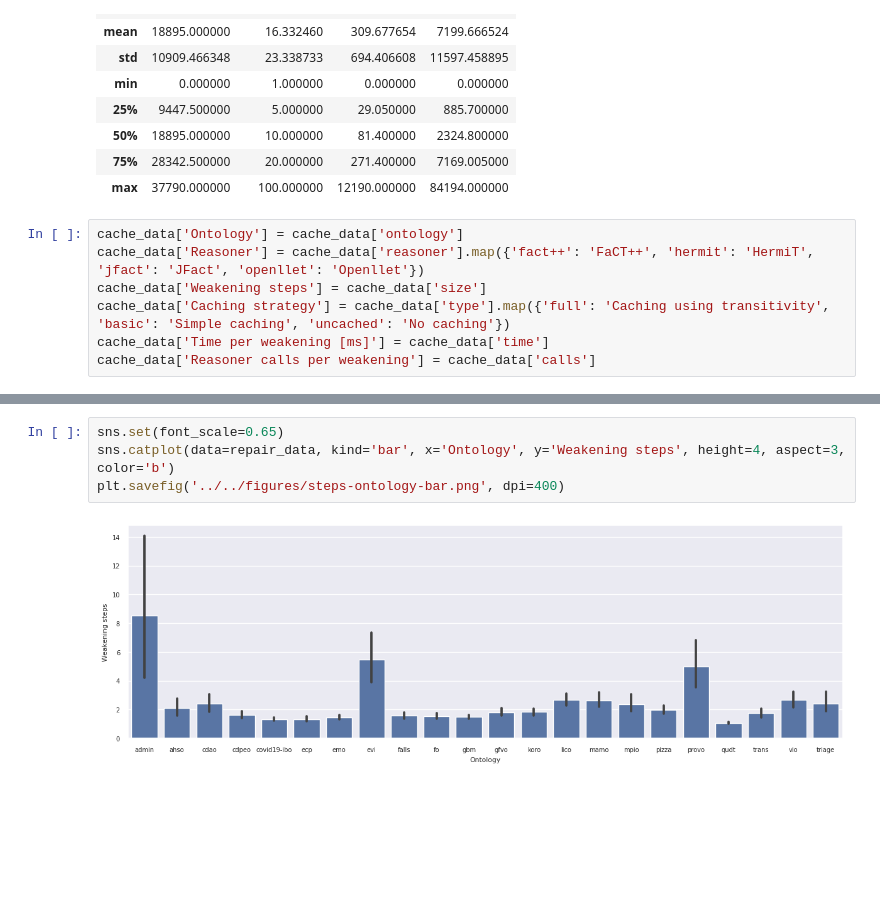
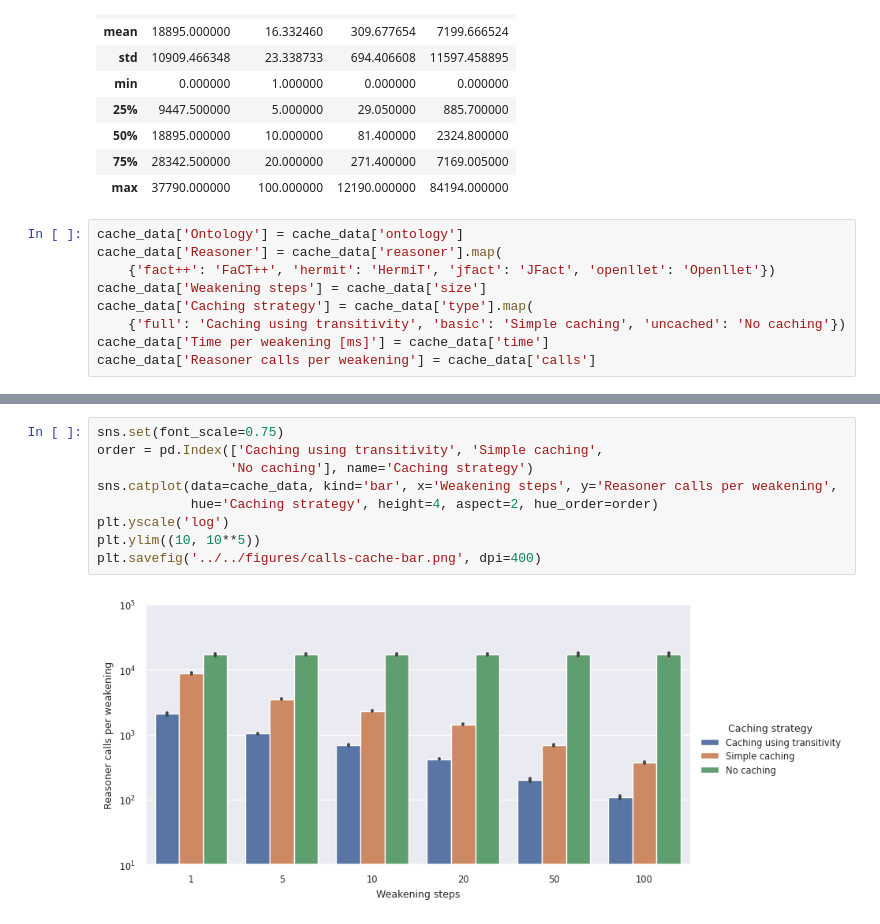
Before and after one commit to rolandbernard/paper-axiom-weakening, a Jupyter notebook: experiments/scripts/explore.ipynb, the cells around one changed output, grey strips where cells are left out. Cells and saved outputs as stored; diff of their text form; blank space fills up the shorter version.

```diff
--- a/experiments/scripts/explore.ipynb
+++ b/experiments/scripts/explore.ipynb
@@ -80,9 +83,11 @@ memory usage: 2.0+ MB
 | max | 37790.000000 | 100.000000 | 12190.000000 | 84194.000000 |
 # %%
 cache_data['Ontology'] = cache_data['ontology']
-cache_data['Reasoner'] = cache_data['reasoner'].map({'fact++': 'FaCT++', 'hermit': 'HermiT', 'jfact': 'JFact', 'openllet': 'Openllet'})
+cache_data['Reasoner'] = cache_data['reasoner'].map(
+    {'fact++': 'FaCT++', 'hermit': 'HermiT', 'jfact': 'JFact', 'openllet': 'Openllet'})
 cache_data['Weakening steps'] = cache_data['size']
-cache_data['Caching strategy'] = cache_data['type'].map({'full': 'Caching using transitivity', 'basic': 'Simple caching', 'uncached': 'No caching'})
+cache_data['Caching strategy'] = cache_data['type'].map(
+    {'full': 'Caching using transitivity', 'basic': 'Simple caching', 'uncached': 'No caching'})
 cache_data['Time per weakening [ms]'] = cache_data['time']
 cache_data['Reasoner calls per weakening'] = cache_data['calls']
 # %%
@@ -116,8 +195,13 @@ plt.savefig('../../figures/iic-mcs-ontology-violin.png', dpi=400)
 # %%
-sns.set(font_scale=0.65)
-sns.catplot(data=repair_data, kind='bar', x='Ontology', y='Weakening steps', height=4, aspect=3, color='b')
-plt.savefig('../../figures/steps-ontology-bar.png', dpi=400)
+sns.set(font_scale=0.75)
+order = pd.Index(['Caching using transitivity', 'Simple caching',
+                 'No caching'], name='Caching strategy')
+sns.catplot(data=cache_data, kind='bar', x='Weakening steps', y='Reasoner calls per weakening',
+            hue='Caching strategy', height=4, aspect=2, hue_order=order)
+plt.yscale('log')
+plt.ylim((10, 10**5))
+plt.savefig('../../figures/calls-cache-bar.png', dpi=400)
 # %% [output]
-[figure, old version]
+[figure, new version]
 # %%
 sns.set(font_scale=0.75)
```
Also changed, not shown: parts of 16 cells of this notebook, 10 other files.
